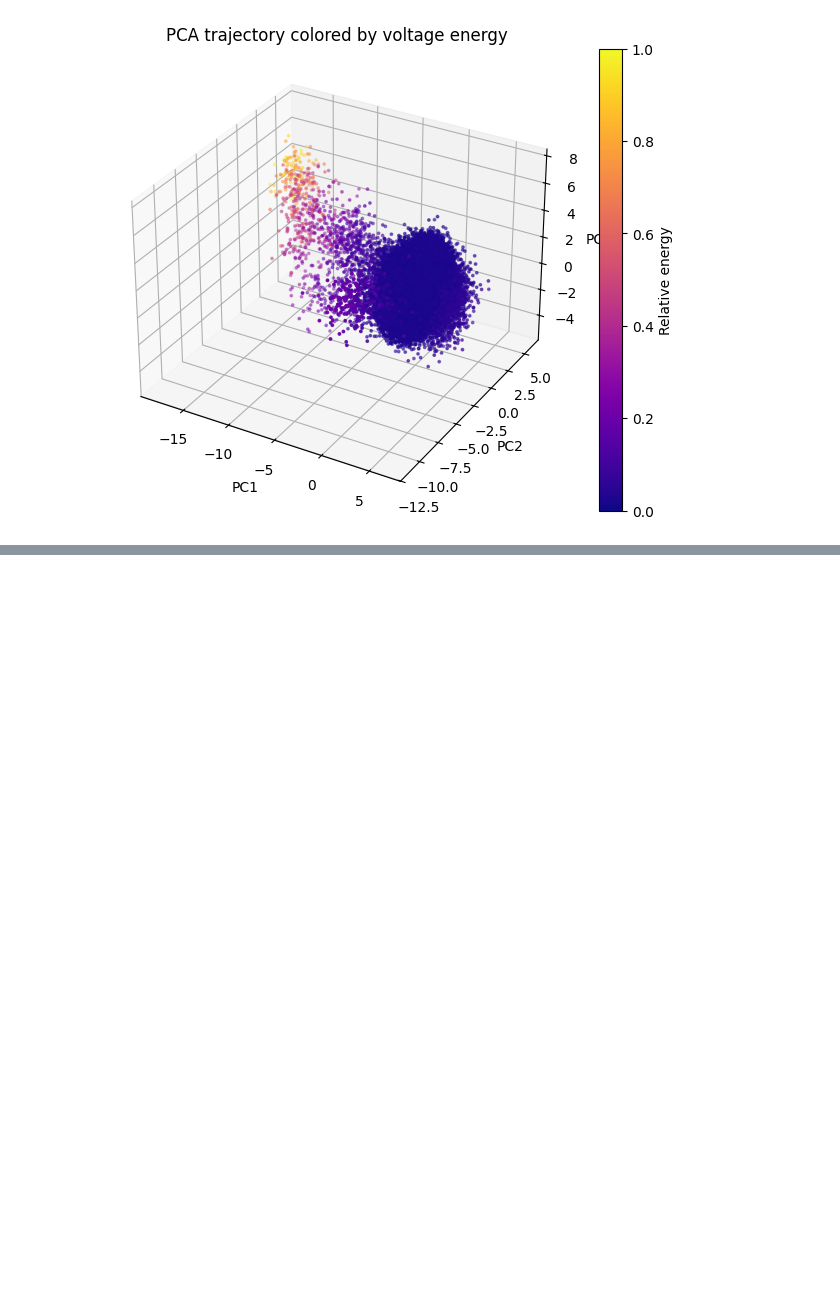
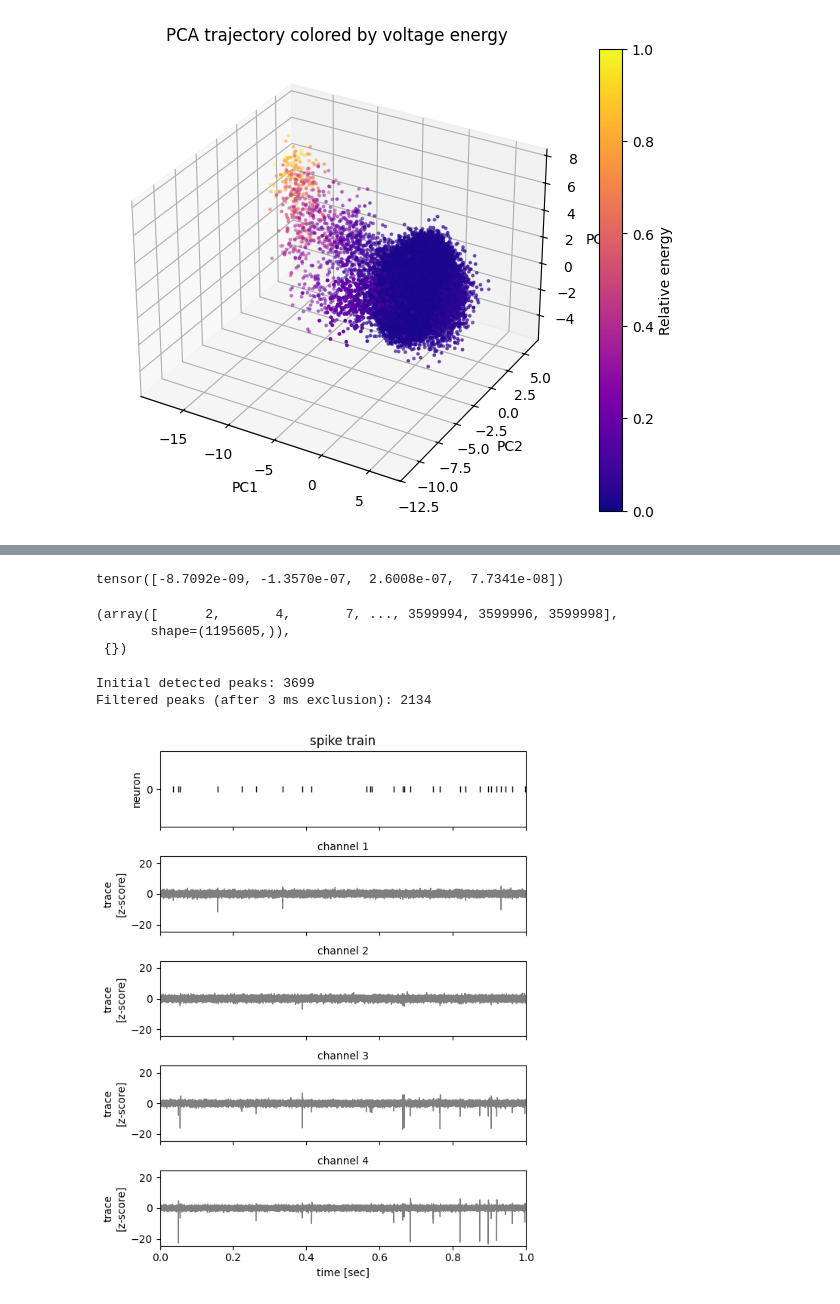
Before and after one commit to mariakesa/MITNeuralComputation, a Jupyter notebook: ScottLindermanBook/spike_sorting_by_clustering.ipynb, the cells around one changed output, grey strips where cells are left out. Drawn from its saved outputs; the diff is of its cells as text; code cells hidden in the pictures; blank space fills up the shorter version.

```diff
--- a/ScottLindermanBook/spike_sorting_by_clustering.ipynb
+++ b/ScottLindermanBook/spike_sorting_by_clustering.ipynb
@@ -219,0 +267,56 @@ plt.show()
+# %%
+traces.mean(axis=0)
+# %% [output]
+tensor([-8.7092e-09, -1.3570e-07,  2.6008e-07,  7.7341e-08])
+# %%
+min_trace=torch.min(traces,axis=1)
+min_trace_negated=-min_trace.values
+peaks=signal.find_peaks(min_trace_negated)
+sd4=min_trace_negated[peaks][min_trace_negated<-4.0]
+# %% [output]
+(array([      2,       4,       7, ..., 3599994, 3599996, 3599998],
+       shape=(1195605,)),
+ {})
+# %%
+import torch
+import numpy as np
+from scipy import signal
+
+# Choose a single representative channel (e.g., channel 0)
+#channel_idx = 0
+#trace = traces[:, channel_idx].numpy()
+
+# Invert so spikes (negative deflections) become positive peaks
+inverted = - min_trace.values
+
+# Find all candidate peaks
+peaks, properties = signal.find_peaks(inverted.numpy(), height=4.0)  # threshold ~4 µV
+print(f"Initial detected peaks: {len(peaks)}")
+
+# Enforce 3 ms (90 samples) refractory period
+MIN_DISTANCE = int(0.003 * SAMPLING_FREQUENCY)
+filtered_peaks = [peaks[0]]
+for p in peaks[1:]:
+    if p - filtered_peaks[-1] > MIN_DISTANCE:
+        filtered_peaks.append(p)
+filtered_peaks = np.array(filtered_peaks)
+print(f"Filtered peaks (after 3 ms exclusion): {len(filtered_peaks)}")
+
+detected_spike_times = torch.tensor(filtered_peaks)
+num_detected_spikes = detected_spike_times.shape[0]
+# %% [output]
+Initial detected peaks: 3699
+Filtered peaks (after 3 ms exclusion): 2134
+# %%
+# Plot the inferred spike times with dummy spike ids
+dummy_spike_ids = torch.zeros_like(detected_spike_times)
+
+_ = plot_slice(
+    traces,
+    detected_spike_times,
+    dummy_spike_ids,
+    start_time=0.,
+    end_time=1.0,
+)
+# %% [output]
+[figure, added]
```
Also changed, not shown: parts of 6 cells of this notebook, 7 other files.
